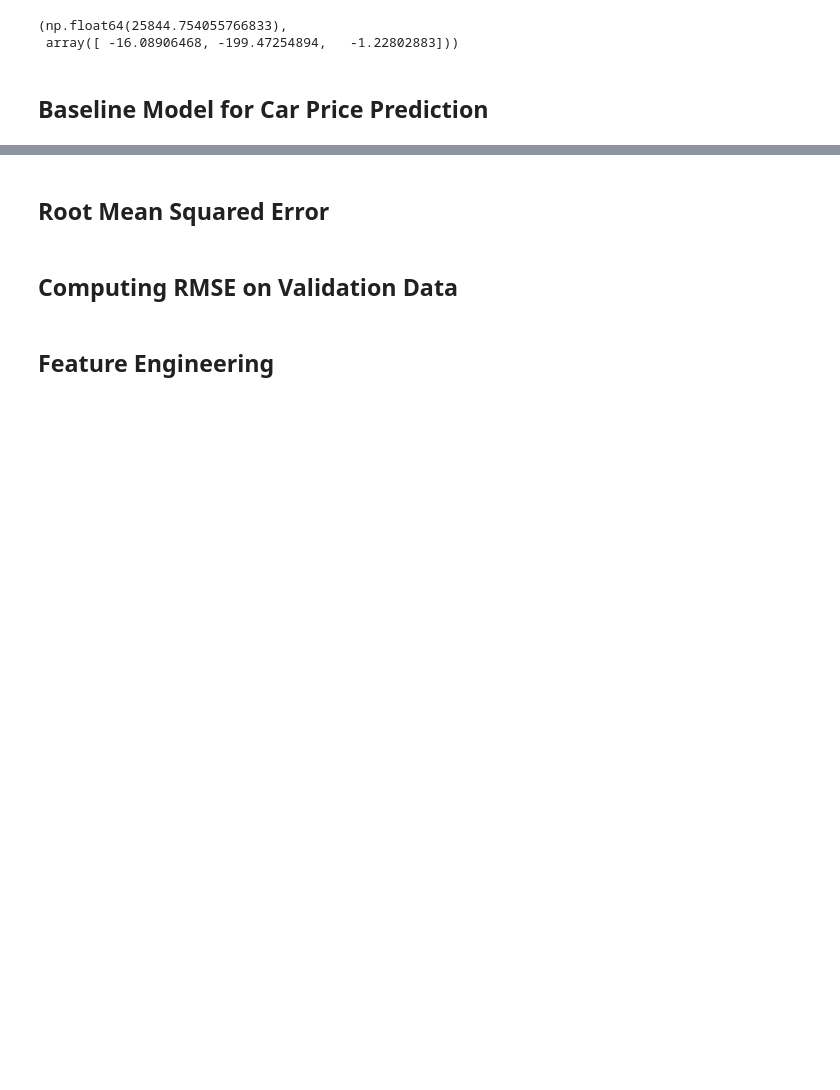
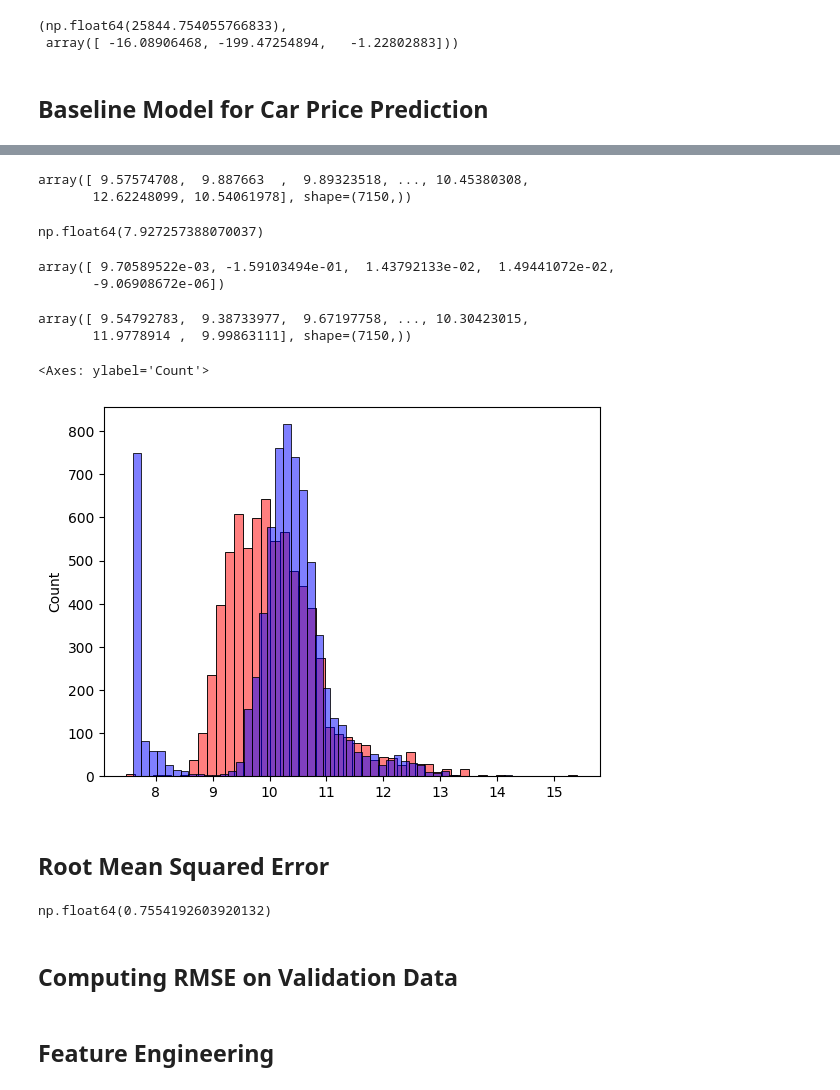
Before and after one commit to h-sutiwas/machine-learning-journey, a Jupyter notebook: 02-regression/lesson.ipynb, the cells around one changed output, grey strips where cells are left out. Cells and saved outputs as stored; diff of their text form; code cells hidden in the pictures; blank space fills up the shorter version.

Commit message:
Create the RMSE calculation fucntion manually.

```diff
--- a/02-regression/lesson.ipynb
+++ b/02-regression/lesson.ipynb
@@ -342,0 +362,4 @@ trainingLinearRegression(X, y)
+# %%
+base = ['engine_hp', 'engine_cylinders', 'highway_mpg', 'city_mpg', 'popularity']
+
+df_train[base]
@@ -342,0 +380,3 @@ trainingLinearRegression(X, y)
+# %%
+X_train = df_train[base].fillna(0).values
+X_train
@@ -343,2 +391,30 @@ trainingLinearRegression(X, y)
+# %%
+y_train
+# %% [output]
+array([ 9.57574708,  9.887663  ,  9.89323518, ..., 10.45380308,
+       12.62248099, 10.54061978], shape=(7150,))
+# %%
+w0, w = trainingLinearRegression(X_train, y_train)
+# %%
+w0
+# %% [output]
+np.float64(7.927257388070037)
+# %%
+w
+# %% [output]
+array([ 9.70589522e-03, -1.59103494e-01,  1.43792133e-02,  1.49441072e-02,
+       -9.06908672e-06])
+# %%
+y_pred = w0 + X_train.dot(w)
+y_pred
+# %% [output]
+array([ 9.54792783,  9.38733977,  9.67197758, ..., 10.30423015,
+       11.9778914 ,  9.99863111], shape=(7150,))
+# %%
+sns.histplot(y_pred, color='red', alpha=.5, bins=50)
+sns.histplot(y_train, color='blue', alpha=.5, bins=50)
+# %% [output]
+<Axes: ylabel='Count'>
+[figure, added]
 # %% [markdown]
 ## **Root Mean Squared Error**
@@ -345,3 +426,7 @@ trainingLinearRegression(X, y)
+# %%
+RMSE(y_train, y_pred)
+# %% [output]
+np.float64(0.7554192603920132)
 # %% [markdown]
 ## **Computing RMSE on Validation Data**
 # %% [markdown]
```
Also changed, not shown: parts of 4 cells of this notebook.
